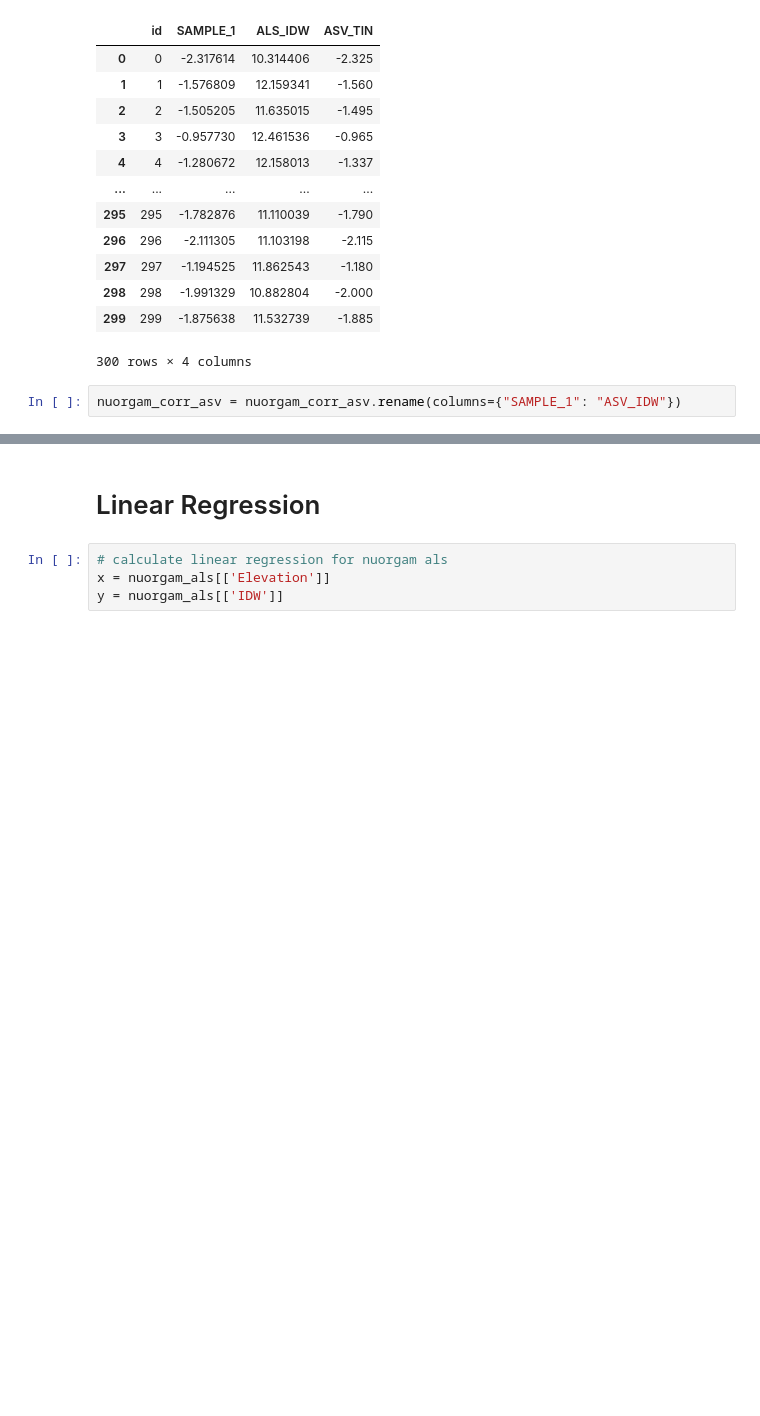
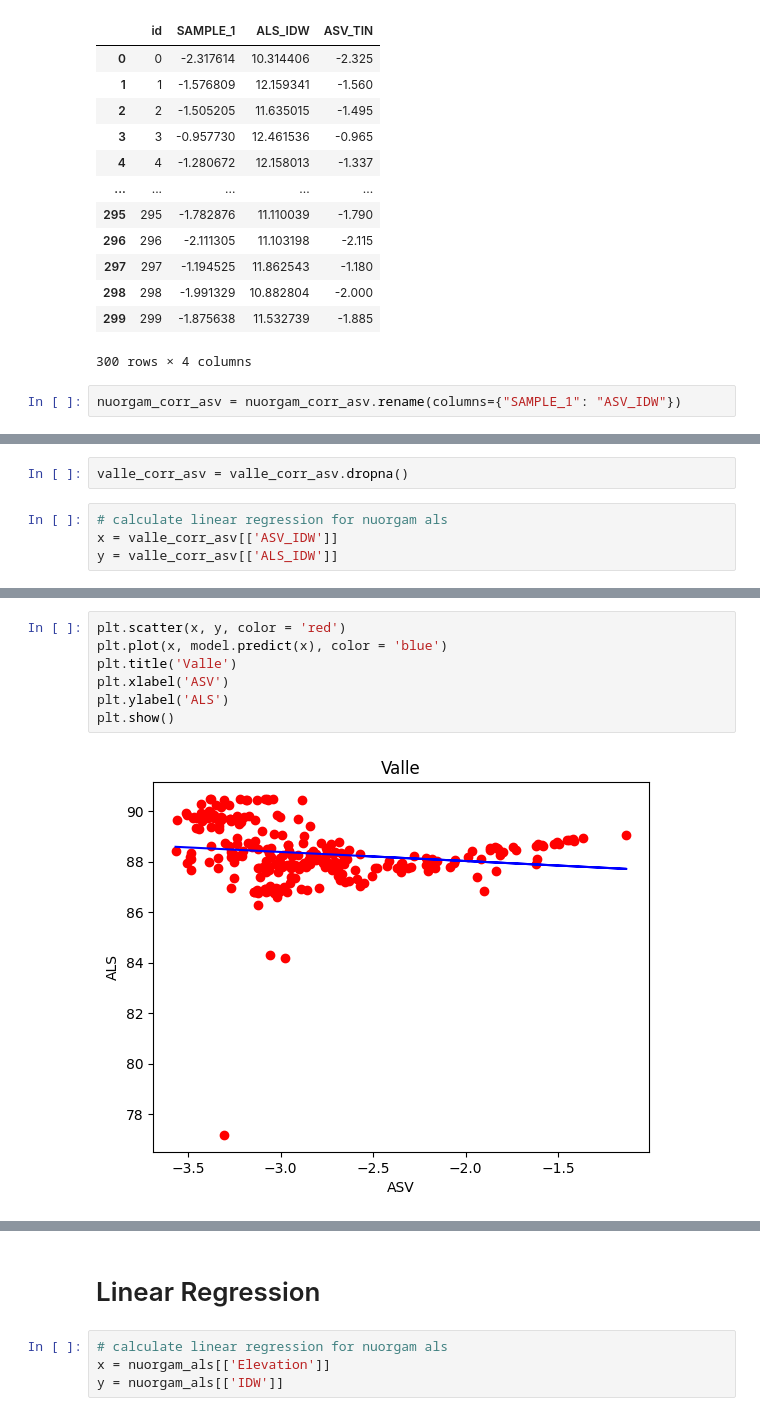
Before and after one commit to susannakukka/bathymetric-model-analysis, a Jupyter notebook: notebooks/RMSE.ipynb, the cells around one changed output, grey strips where cells are left out. Saved outputs shown, nothing was run; the diff lists cells and outputs as text; blank space fills up the shorter version.

```diff
--- a/notebooks/RMSE.ipynb
+++ b/notebooks/RMSE.ipynb
@@ -921,0 +924,6 @@ nuorgam_corr_asv["ASV_TIN"].corr(nuorgam_corr_asv["ALS_IDW"])
+# %%
+valle_corr_asv = valle_corr_asv.dropna()
+# %%
+# calculate linear regression for nuorgam als
+x = valle_corr_asv[['ASV_IDW']]
+y = valle_corr_asv[['ALS_IDW']]
@@ -921,0 +937,9 @@ nuorgam_corr_asv["ASV_TIN"].corr(nuorgam_corr_asv["ALS_IDW"])
+# %%
+plt.scatter(x, y, color = 'red')
+plt.plot(x, model.predict(x), color = 'blue')
+plt.title('Valle')
+plt.xlabel('ASV')
+plt.ylabel('ALS')
+plt.show()
+# %% [output]
+[figure, added]
```
Also changed, not shown: parts of 19 cells of this notebook, 1 other file.
